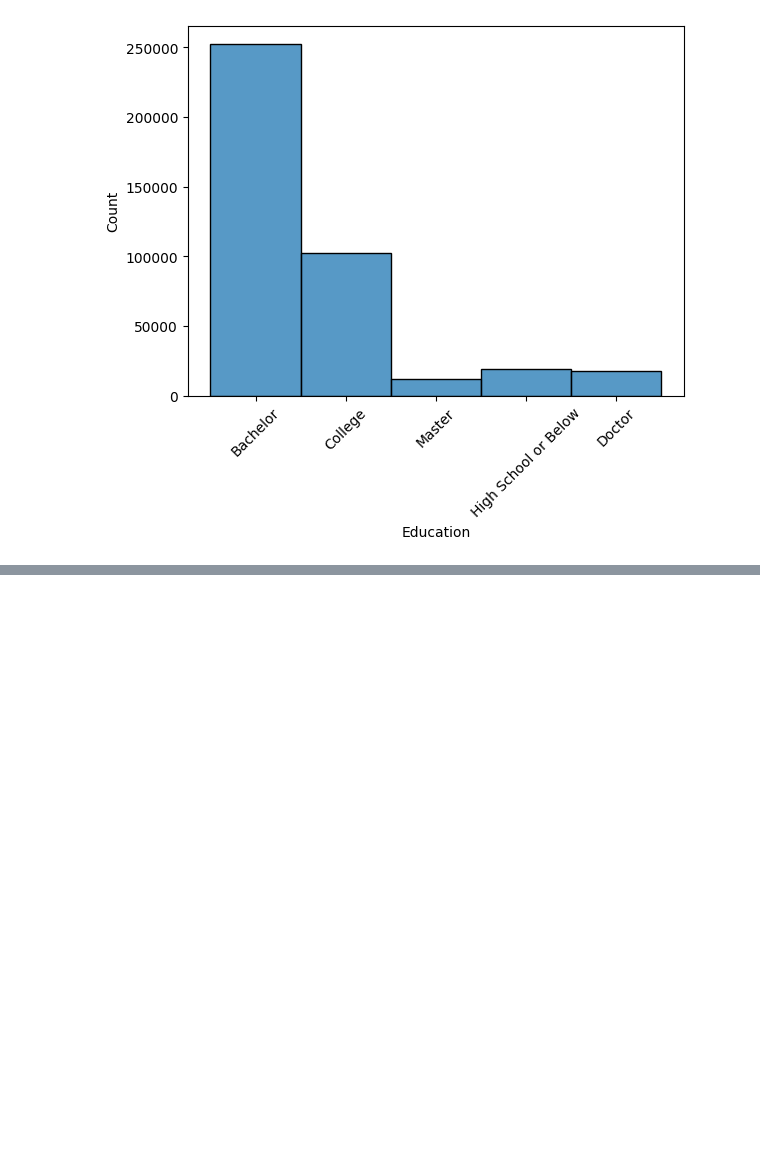
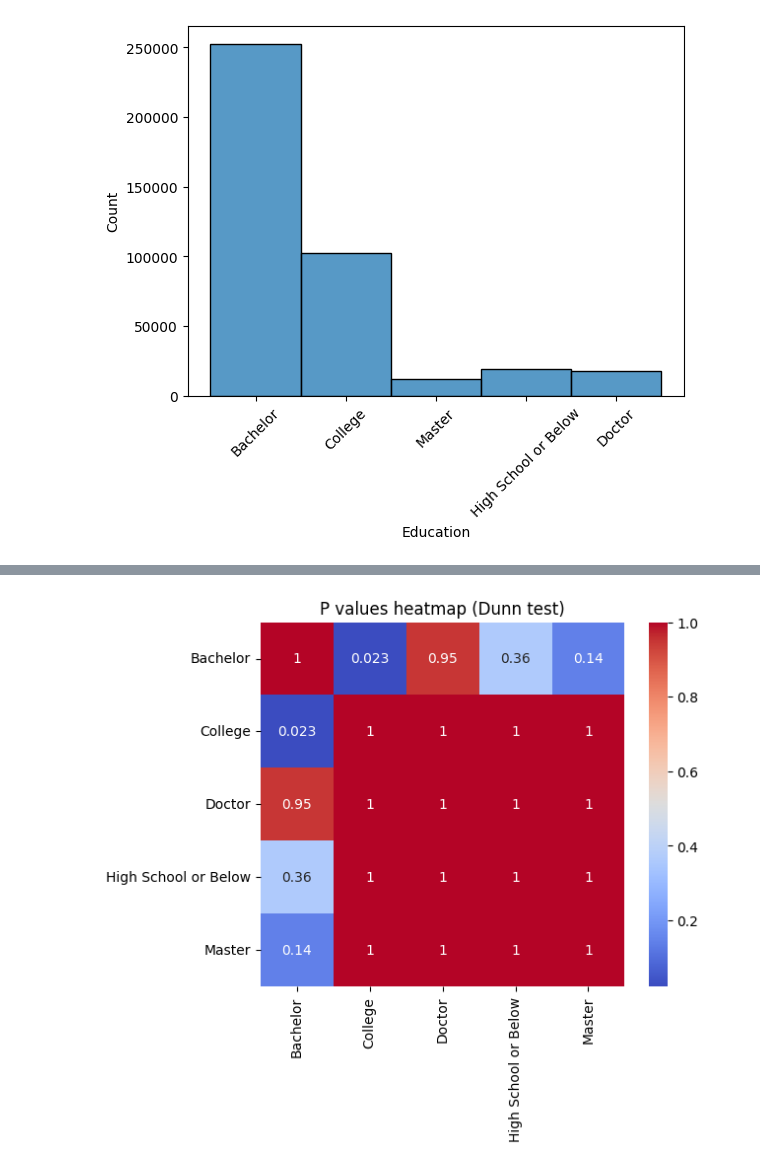
Before and after one commit to Adalab/bda-modulo-3-evaluacion-final-FiSaRaff, a Jupyter notebook: Notebooks/evaluacion_final_fiona.ipynb, the cells around one changed output, grey strips where cells are left out. Drawn from its saved outputs; the diff is of its cells as text; code cells hidden in the pictures; blank space fills up the shorter version.

Commit message:
Adding further changes to project

```diff
--- a/Notebooks/evaluacion_final_fiona.ipynb
+++ b/Notebooks/evaluacion_final_fiona.ipynb
@@ -572,0 +594,9 @@ ValueError: setting an array element with a sequence. The requested array has an
+# %%
+# The Kruskal-Wallis test identifies whether there are differences between groups, but it does not reveal the specific relationships between them.
+# To explore these relationships further, a post-hoc comparison is required.
+
+posthoc = posthoc_dunn(merg_df_flights_education, val_col='Flights Booked', group_col='Education', p_adjust='bonferroni') # bonferroni is used to reduce the risk of errors in multiple testing.
+posthoc.reset_index()
+
+# The table below shows significant differences in the number of flights booked between customers with a Bachelor's degree and those with College education.
+# However, there are no significant differences in flight bookings between customers from other educational levels.
@@ -572,0 +610,8 @@ ValueError: setting an array element with a sequence. The requested array has an
+# %%
+# Crating a heatmap with the post-hoc p values for ease of reference.
+
+sns.heatmap(posthoc, annot=True, cmap="coolwarm", cbar=True, square=True)
+plt.title("P values heatmap (Dunn test)")
+plt.show()
+# %% [output]
+[figure, added]
```
Also changed, not shown: parts of 44 cells of this notebook, 2 other files.
